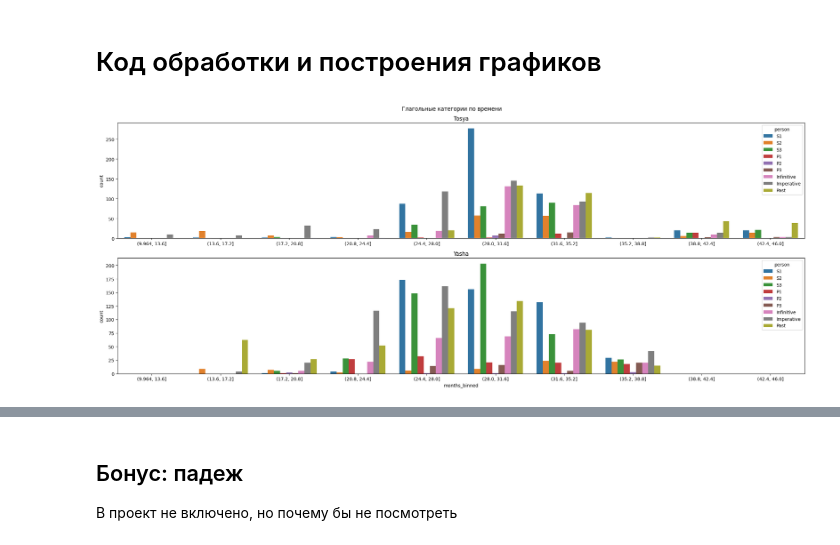
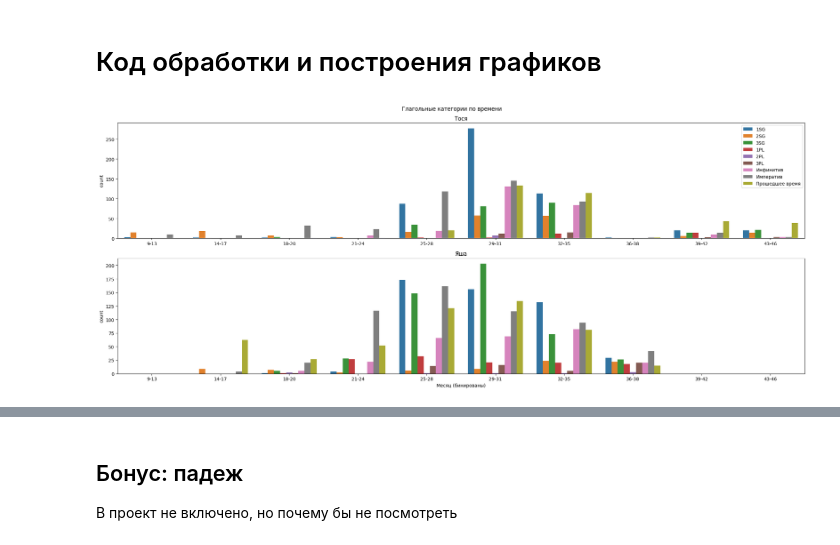
Before and after one commit to rijksly/verb-categories-child-speech-project, a Jupyter notebook: detrech.ipynb, the cells around one changed output, grey strips where cells are left out. Cells and saved outputs as stored; diff of their text form; code cells hidden in the pictures.

Commit message:
update several labels on figures

```diff
--- a/detrech.ipynb
+++ b/detrech.ipynb
@@ -54,55 +54,90 @@ super_df = super_df.reset_index()
 # %%
 # график всех глагольных категорий
 
 fig, (ax1, ax2) = plt.subplots(nrows=2, ncols=1, figsize=(22,9), layout='tight')
 fig.suptitle('Глагольные категории по времени')
 
 palette_dict = {
-    'S1': '#1f77b4',
-    'S2': '#ff7f0e',
-    'S3': '#2ca02c',
-    'P1': '#d62728',
-    'P2': '#9467bd',
-    'P3': '#8c564b',
-    'Infinitive': '#e377c2',
-    'Imperative': '#7f7f7f',
-    'Past': '#bcbd22',
+    '1SG': '#1f77b4',
+    '2SG': '#ff7f0e',
+    '3SG': '#2ca02c',
+    '1PL': '#d62728',
+    '2PL': '#9467bd',
+    '3PL': '#8c564b',
+    'Инфинитив': '#e377c2',
+    'Императив': '#7f7f7f',
+    'Прошедшее время': '#bcbd22',
 }
 
 verbs = super_df[((super_df['speaker'] == '*CHI') | (super_df['speaker'] == '*CHI1')) & (super_df['%mor'].str.contains(r'verb'))]
 verb_extracted = (
     verbs['%mor']
     .str.extractall(r'(verb.+?) ')
     .rename({0:'verb'}, axis=1)
 )
 verb_extracted.index = verb_extracted.index.droplevel('match')
 verbs = pd.merge(verbs, verb_extracted, how='right', right_index=True, left_index=True)
-verbs = verbs[
+verbs = verbs[ # удаляем "нет" - он размечен как глагол и, очевидно, очень частотен
     ~(
         verbs['verb'].str.contains(r'verb\|нет-')
     )
 ]
 
 verbs['person'] = verbs['verb']
-verbs['person'] = verbs['person'].where(~((verbs['person'].str.contains('Perf-Imp')) | (verbs['person'].str.contains('Imp-Imp'))), 'Imperative')
-verbs['person'] = verbs['person'].where(~((verbs['person'].str.contains('Perf-Imp')) | (verbs['person'].str.contains('Imp-Imp'))), 'Imperative')
-verbs['person'] = verbs['person'].where(~(verbs['person'].str.contains('Past')), 'Past')
-verbs['person'] = verbs['person'].where(~(verbs['person'].str.contains('Inf')), 'Infinitive')
-verbs['person'] = verbs['person'].where(~(verbs['person'].str.contains('Part')), 'Participle')
-verbs = verbs.drop(verbs[verbs['person'].str.split('-').str[-1] == 'S'].index)
-verbs['person'] = verbs['person'].str.split('-').str[-1]
+verbs['person'] = verbs['person'].where(~((verbs['person'].str.contains('Perf-Imp')) | (verbs['person'].str.contains('Imp-Imp'))), 'Императив')
+verbs['person'] = verbs['person'].where(~((verbs['person'].str.contains('Perf-Imp')) | (verbs['person'].str.contains('Imp-Imp'))), 'Императив')
+verbs['person'] = verbs['person'].where(~(verbs['person'].str.contains('Past')), 'Прошедшее время')
+verbs['person'] = verbs['person'].where(~(verbs['person'].str.contains('Inf')), 'Инфинитив')
+verbs['person'] = verbs['person'].where(~(verbs['person'].str.contains('Part')), 'Причастие')
+verbs = verbs.drop(verbs[verbs['person'].str.split('-').str[-1] == 'S'].index) # убираем ошибки в данных
+verbs['person'] = (
+    verbs['person']
+    .str.split('-')
+    .str[-1]
+    .map({
+        'S1': '1SG',
+        'S2': '2SG',
+        'S3': '3SG',
+        'P1': '1PL',
+        'P2': '2PL',
+        'P3': '3PL',
+        'Прошедшее время': 'Прошедшее время',
+        'Императив': 'Императив',
+        'Инфинитив': 'Инфинитив',
+    })
+)
 
-verbs['months_binned'] = pd.cut(verbs['months'], bins=10)
-ax1.set_title('Tosya')
-sns.countplot(verbs[verbs['child'] == 'Tosya'], x='months_binned', hue='person', palette=palette_dict, hue_order=palette_dict.keys(), ax=ax1)
+verbs['Месяц (бинированы)'] = pd.cut(
+    verbs['months'],
+    bins=10,
+    labels=['9-13', '14-17', '18-20', '21-24', '25-28', '29-31', '32-35', '36-38', '39-42', '43-46']
+)
+ax1.set_title('Тося')
+sns.countplot(
+    data=verbs[verbs['child'] == 'Tosya'],
+    x='Месяц (бинированы)',
+    hue='person',
+    palette=palette_dict,
+    hue_order=palette_dict.keys(),
+    ax=ax1
+)
+ax1.get_legend().set_title(None)
 ax1.set_xlabel('')
 
-ax2.set_title('Yasha')
-sns.countplot(verbs[verbs['child'] == 'Yasha'], x='months_binned', hue='person', palette=palette_dict, hue_order=palette_dict.keys(), ax=ax2)
+ax2.set_title('Яша')
+sns.countplot(
+    data=verbs[verbs['child'] == 'Yasha'],
+    x='Месяц (бинированы)',
+    hue='person',
+    palette=palette_dict,
+    hue_order=palette_dict.keys(),
+    legend=False,
+    ax=ax2
+)
 
 plt.show()
 # %% [output]
-[figure, old version]
+[figure, new version]
 # %%
 # количество наблюдений
 
```
Also changed, not shown: parts of 6 cells of this notebook.
